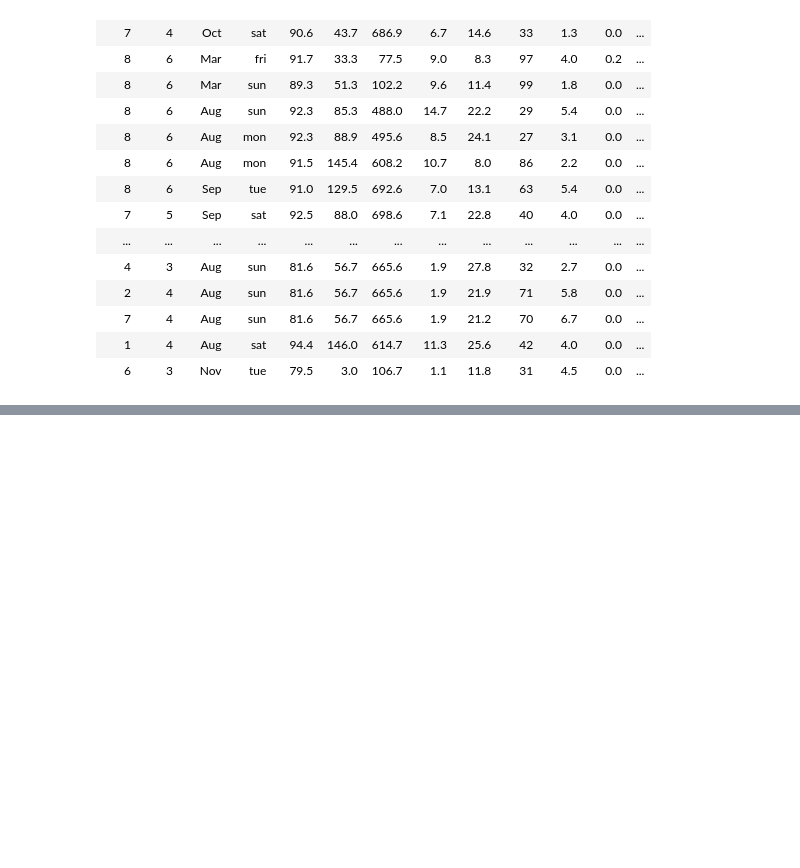
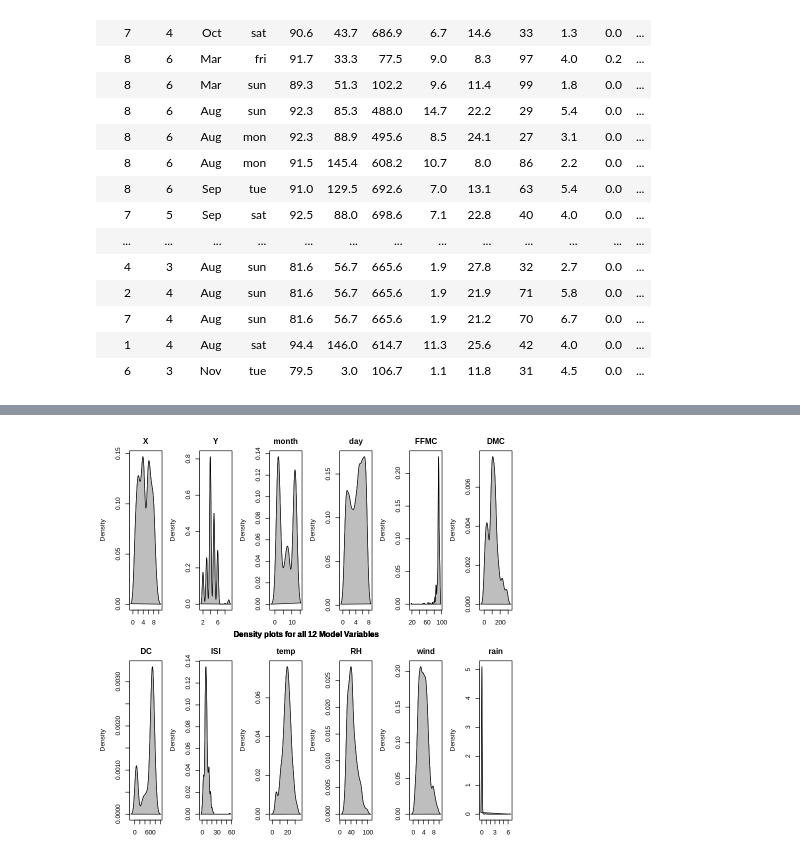
Before and after one commit to masp42/integrate_CA, a Jupyter notebook: Marcelo_Pugliesi_Mohamed_AI_DV_DP_ICA.ipynb, the cells around one changed output, grey strips where cells are left out. Saved outputs shown, nothing was run; the diff lists cells and outputs as text; code cells hidden in the pictures; blank space fills up the shorter version.

```diff
--- a/Marcelo_Pugliesi_Mohamed_AI_DV_DP_ICA.ipynb
+++ b/Marcelo_Pugliesi_Mohamed_AI_DV_DP_ICA.ipynb
@@ -145,0 +177,10 @@ ggplot(fireinmonths) +
+# %%
+par(mfrow=c(2,6),mar=c(3.90, 4.25, 2.5, 0.5))
+for (variables in 1:(dim(df)[2]-1)){
+  thisvar = df[,variables]
+  d <- density(thisvar)
+  plot(d, main = names(df[variables]),xlab="")
+  polygon(d, col="grey", border="black")
+  title("Density plots for all 12 Model Variables", line = -26, outer = TRUE)}
+# %% [output]
+[figure, added]
```
Also changed, not shown: parts of 18 cells of this notebook.
